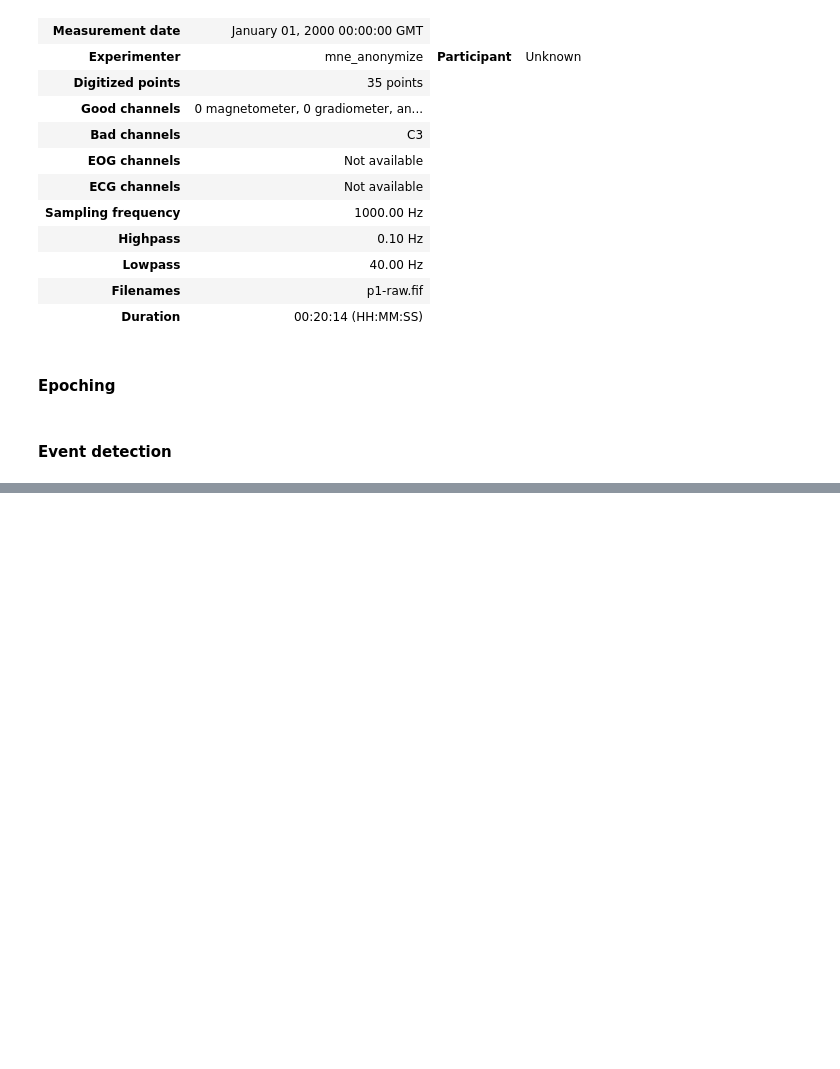
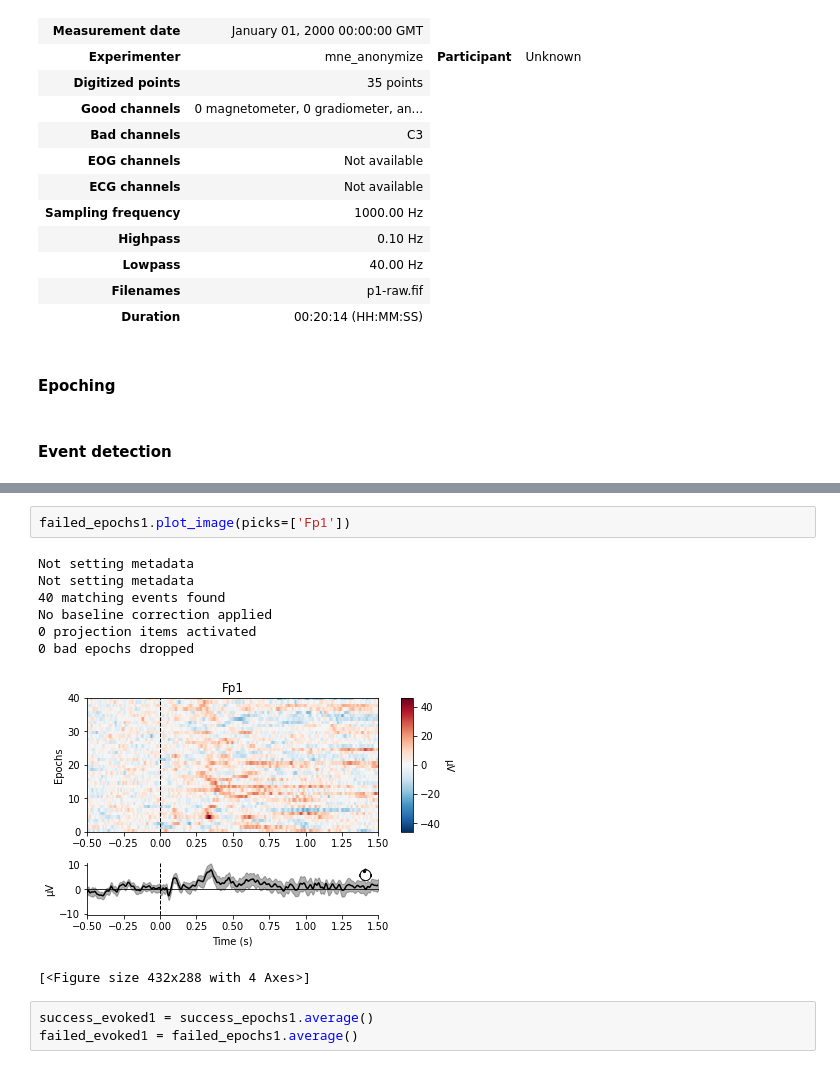
Before and after one commit to stinenyhus/ACN_2021, a Jupyter notebook: exam/main.ipynb, the cells around one changed output, grey strips where cells are left out. Cells and saved outputs as stored; diff of their text form; blank space fills up the shorter version.

```diff
--- a/exam/main.ipynb
+++ b/exam/main.ipynb
@@ -213,0 +258,14 @@ Dropped 141 epochs: 0, 4, 11, 12, 13, 17, 18, 22, 29, 33, 34, 38, 45, 46, 47, 51
+# %%
+failed_epochs1.plot_image(picks=['Fp1'])
+# %% [output]
+Not setting metadata
+Not setting metadata
+40 matching events found
+No baseline correction applied
+0 projection items activated
+0 bad epochs dropped
+[figure, added]
+[<Figure size 432x288 with 4 Axes>]
+# %%
+success_evoked1 = success_epochs1.average()
+failed_evoked1 = failed_epochs1.average()
```
Also changed, not shown: parts of 100 cells of this notebook, 1 other file.
